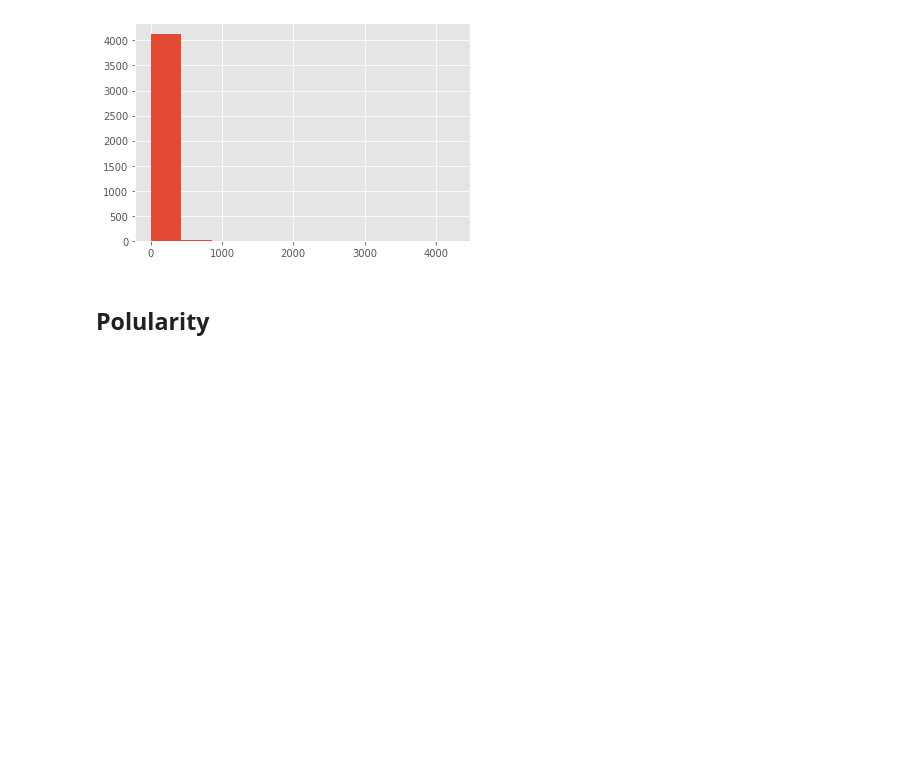
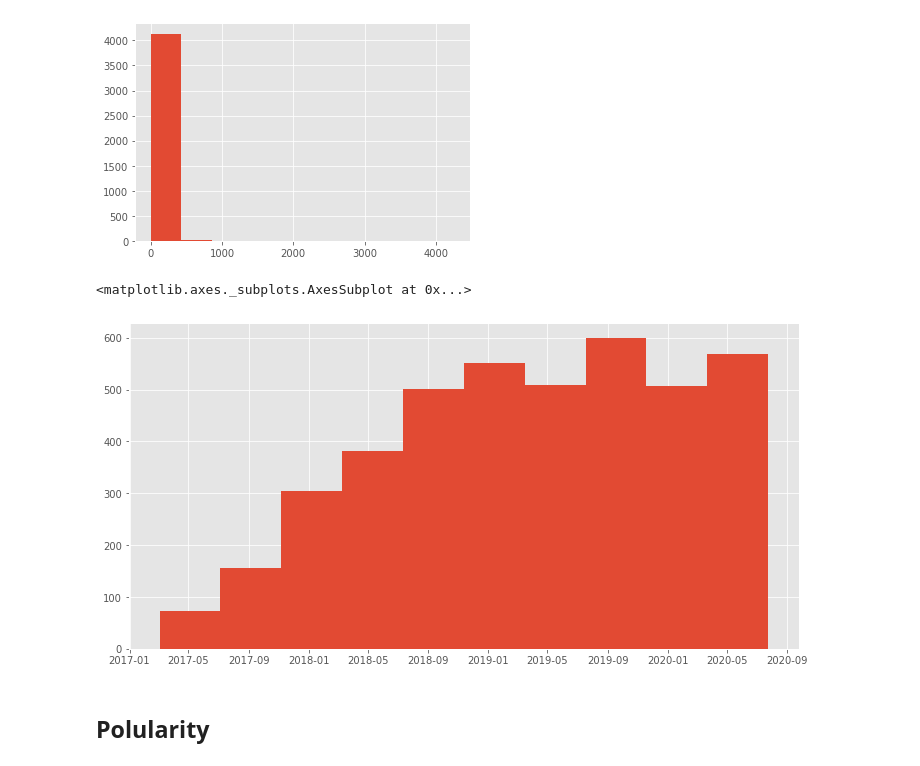
Before and after one commit to xiaogangzhu/web_scraping-project, a Jupyter notebook: switchgame_analysis.ipynb, the cells around one changed output. Drawn from its saved outputs; the diff is of its cells as text; code cells hidden in the pictures; blank space fills up the shorter version.

```diff
--- a/switchgame_analysis.ipynb
+++ b/switchgame_analysis.ipynb
@@ -259,6 +268,11 @@ df['total_review_counts'].hist()
 # %% [output]
 <matplotlib.axes._subplots.AxesSubplot at 0x...>
 [figure]
+# %%
+df['release_date'].hist(figsize = (12,6))
+# %% [output]
+<matplotlib.axes._subplots.AxesSubplot at 0x...>
+[figure, added]
 # %% [markdown]
 ## Polularity
 # %% [markdown]
```
Also changed, not shown: parts of 27 cells of this notebook, 1 other file.
